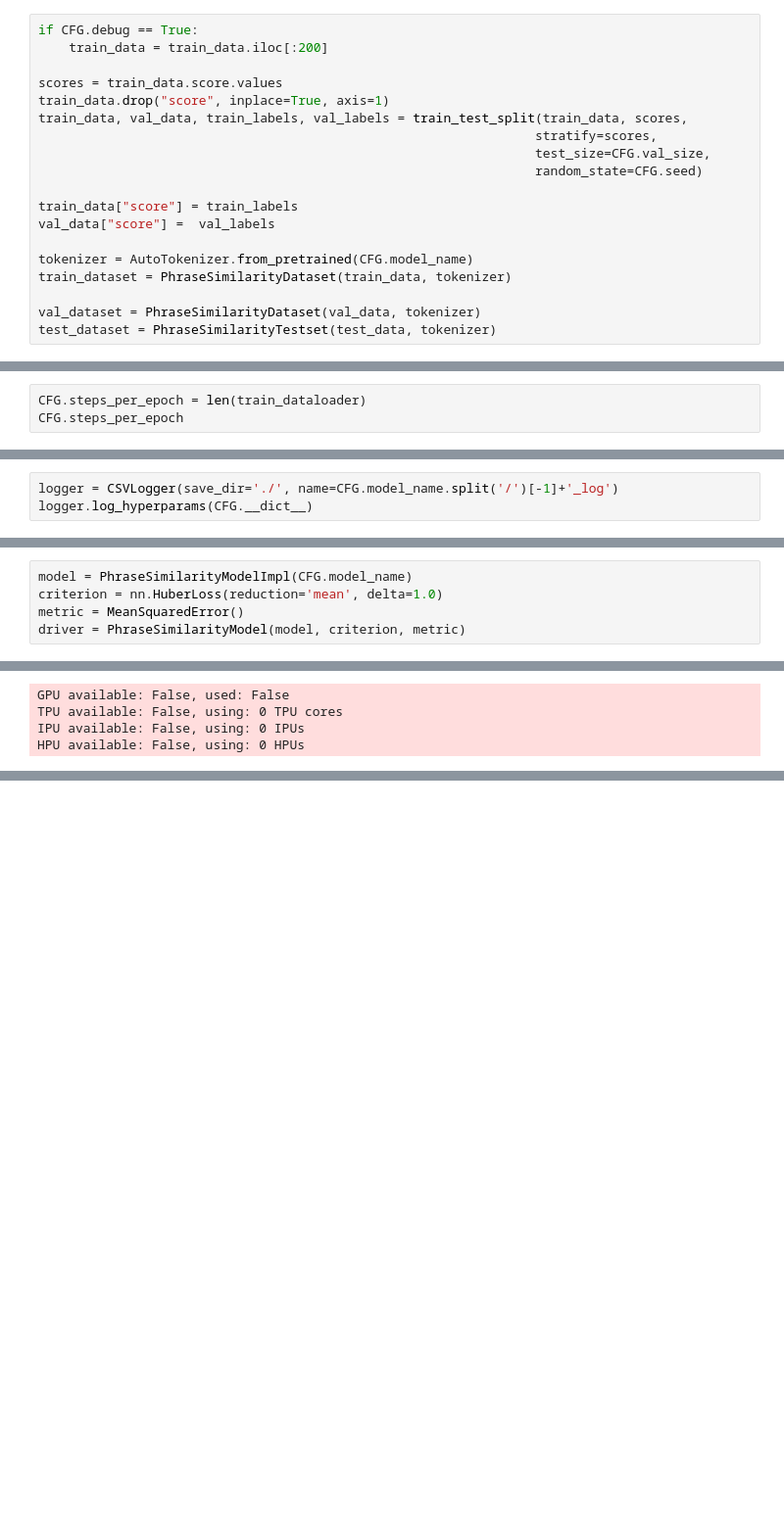
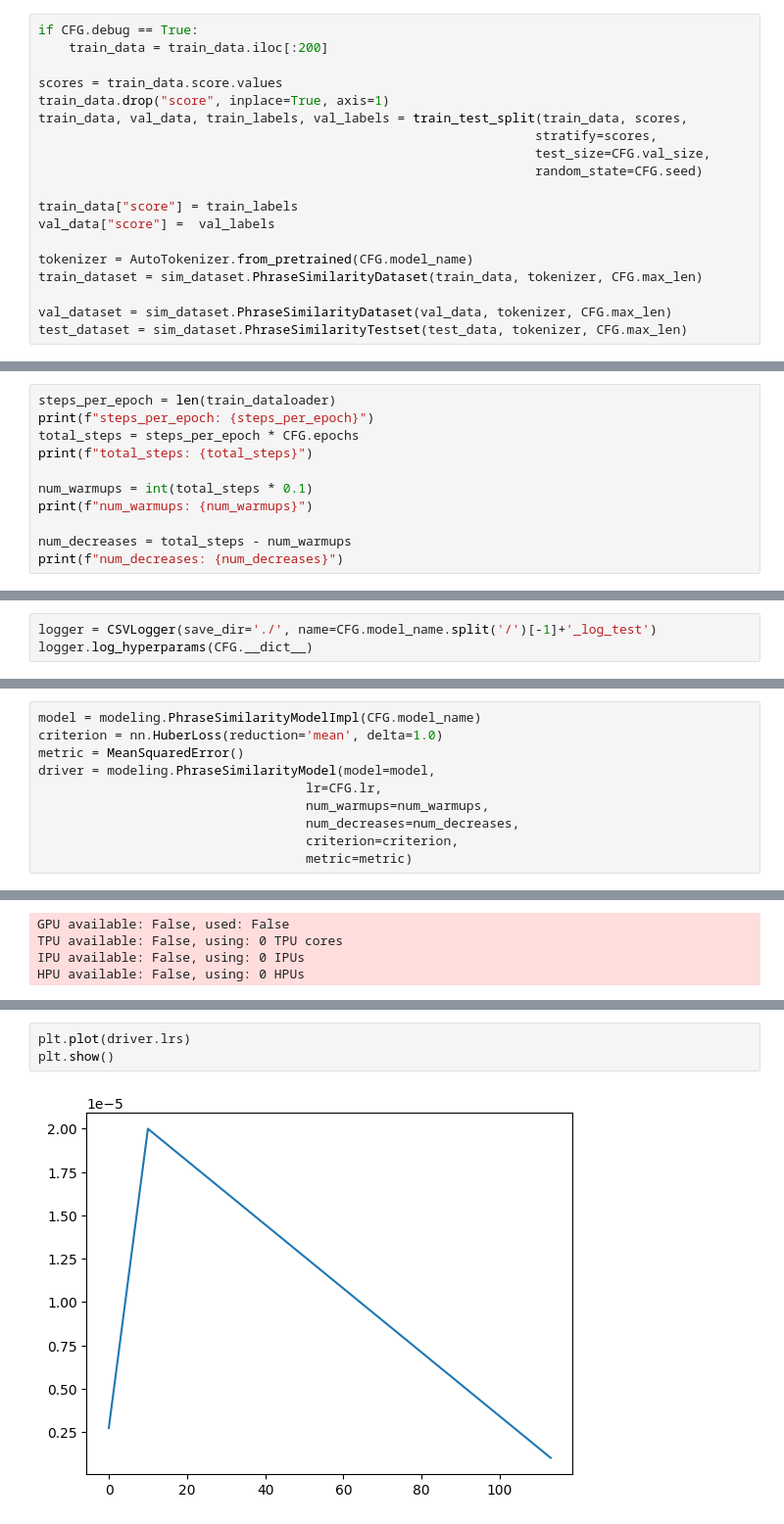
Before and after one commit to triet1102/USPTO, a Jupyter notebook: USPTO.ipynb, the cells around one changed output, grey strips where cells are left out. Shown at 98% size. Cells and saved outputs as stored; diff of their text form; blank space fills up the shorter version.

Commit message:
fix learning rate warmup

```diff
--- a/USPTO.ipynb
+++ b/USPTO.ipynb
@@ -178,10 +77,10 @@ train_data["score"] = train_labels
 val_data["score"] =  val_labels
 
 tokenizer = AutoTokenizer.from_pretrained(CFG.model_name)
-train_dataset = PhraseSimilarityDataset(train_data, tokenizer)
+train_dataset = sim_dataset.PhraseSimilarityDataset(train_data, tokenizer, CFG.max_len)
 
-val_dataset = PhraseSimilarityDataset(val_data, tokenizer)
-test_dataset = PhraseSimilarityTestset(test_data, tokenizer)
+val_dataset = sim_dataset.PhraseSimilarityDataset(val_data, tokenizer, CFG.max_len)
+test_dataset = sim_dataset.PhraseSimilarityTestset(test_data, tokenizer, CFG.max_len)
 # %%
 train_dataloader = DataLoader(train_dataset, batch_size=CFG.batch_size, shuffle=True)
 val_dataloader = DataLoader(val_dataset, batch_size=CFG.batch_size, shuffle=False)
@@ -196,4 +88,12 @@ len(i)
 # %%
-CFG.steps_per_epoch = len(train_dataloader)
-CFG.steps_per_epoch
+steps_per_epoch = len(train_dataloader)
+print(f"steps_per_epoch: {steps_per_epoch}")
+total_steps = steps_per_epoch * CFG.epochs
+print(f"total_steps: {total_steps}")
+
+num_warmups = int(total_steps * 0.1)
+print(f"num_warmups: {num_warmups}")
+
+num_decreases = total_steps - num_warmups
+print(f"num_decreases: {num_decreases}")
 # %% [output]
@@ -201,5 +104,5 @@ CFG.steps_per_epoch
 # %%
-logger = CSVLogger(save_dir='./', name=CFG.model_name.split('/')[-1]+'_log')
+logger = CSVLogger(save_dir='./', name=CFG.model_name.split('/')[-1]+'_log_test')
 logger.log_hyperparams(CFG.__dict__)
 # %%
 checkpoint_callback = ModelCheckpoint(monitor=CFG.monitor,
@@ -215,8 +118,13 @@ early_stop_callback = EarlyStopping(monitor=CFG.monitor,
                                    verbose=False,
                                    mode="min")
 # %%
-model = PhraseSimilarityModelImpl(CFG.model_name)
+model = modeling.PhraseSimilarityModelImpl(CFG.model_name)
 criterion = nn.HuberLoss(reduction='mean', delta=1.0)
 metric = MeanSquaredError()
-driver = PhraseSimilarityModel(model, criterion, metric)
+driver = modeling.PhraseSimilarityModel(model=model,
+                                   lr=CFG.lr,
+                                   num_warmups=num_warmups,
+                                   num_decreases=num_decreases,
+                                   criterion=criterion,
+                                   metric=metric)
 # %% [output]
@@ -251,0 +242,5 @@ trainer.fit(driver, train_dataloaders=train_dataloader, val_dataloaders=val_data
+# %%
+plt.plot(driver.lrs)
+plt.show()
+# %% [output]
+[figure, added]
```
Also changed, not shown: parts of 15 cells of this notebook, 5 other files.
